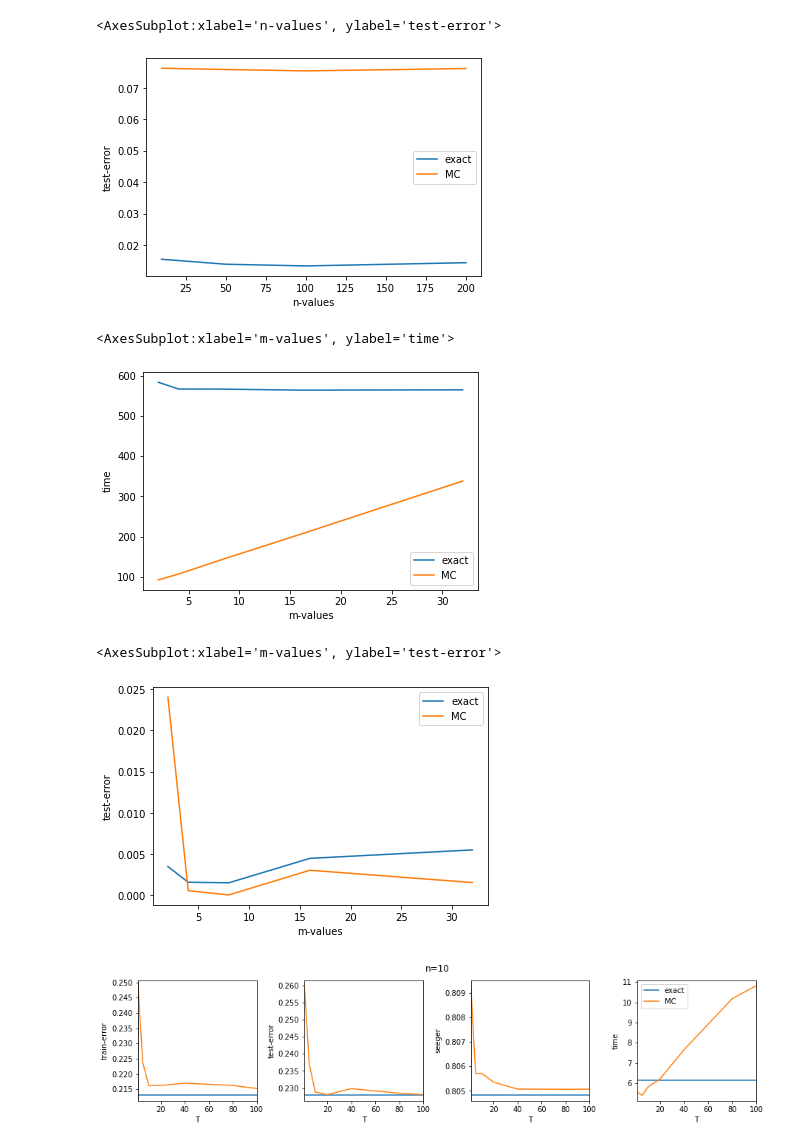
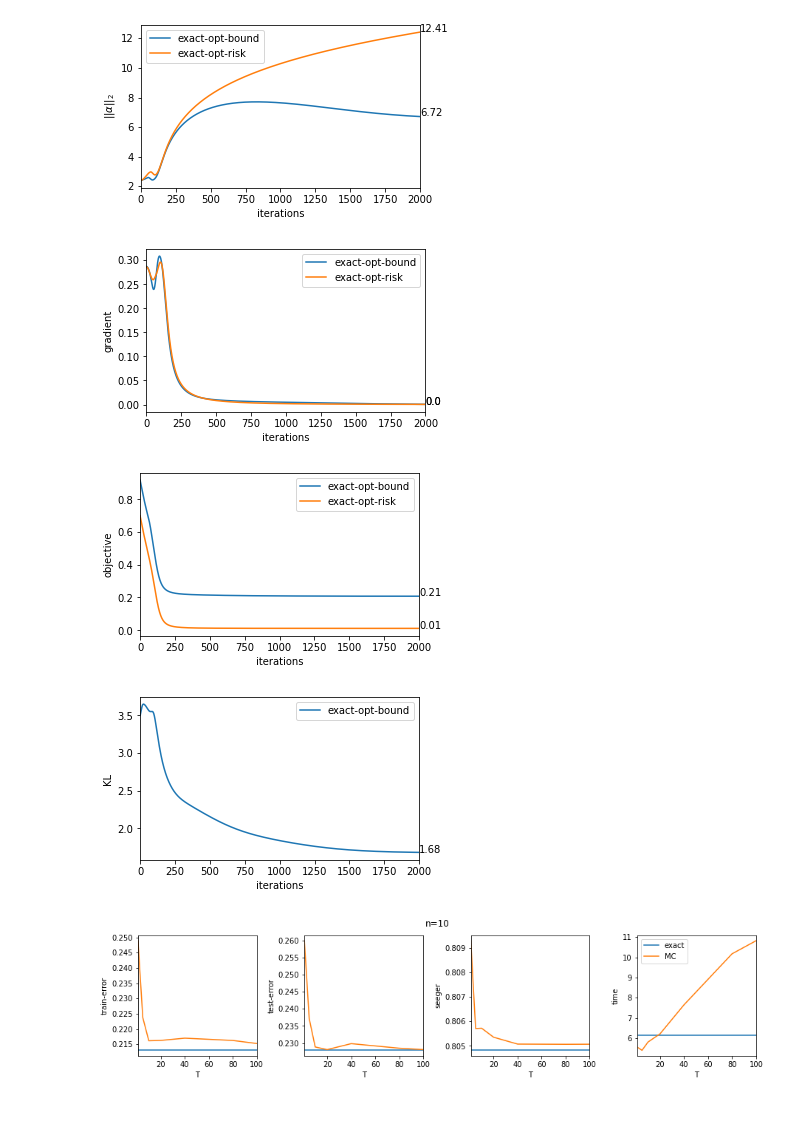
Before and after one commit to vzantedeschi/StocMV, a Jupyter notebook: notebooks/exact-vs-MC.ipynb, the cells around one changed output. Cells and saved outputs as stored; diff of their text form; code cells hidden in the pictures; blank space fills up the shorter version.

Commit message:
update results

```diff
--- a/notebooks/exact-vs-MC.ipynb
+++ b/notebooks/exact-vs-MC.ipynb
@@ -29,36 +40,31 @@ sn.lineplot(data=results["MC"][0.01], x="n-values", y="time", label="MC")
-# %%
-sn.lineplot(data=results["exact"][0.01], x="n-values", y="test-error", label="exact")
-sn.lineplot(data=results["MC"][0.01], x="n-values", y="test-error", label="MC")
-# %% [output]
-<AxesSubplot:xlabel='n-values', ylabel='test-error'>
-[figure, removed]
-# %%
-dataset = "normals"
-pred = "stumps-uniform"
-prior = 0.1
-lrs = [0.1]
-
-results = {}
-for risk in ["exact", "MC"]:
-
-    load_dir = Path(f"../results/{risk}/{pred}/{dataset}/prior={prior}/")
-    r = {l: np.load(next(load_dir.rglob(f'lr={l}/**/results.npy')), allow_pickle=True).item() for l in lrs}
-
-    results[risk] = r
-# %%
-sn.lineplot(data=results["exact"][0.1], x="m-values", y="time", label="exact")
-sn.lineplot(data=results["MC"][0.1], x="m-values", y="time", label="MC")
-
-# plt.yscale("log")
-# %% [output]
-<AxesSubplot:xlabel='m-values', ylabel='time'>
-[figure, removed]
-# %%
-sn.lineplot(data=results["exact"][0.1], x="m-values", y="test-error", label="exact")
-sn.lineplot(data=results["MC"][0.1], x="m-values", y="test-error", label="MC")
-# %% [output]
-<AxesSubplot:xlabel='m-values', ylabel='test-error'>
-[figure, removed]
+# %%
+risk = "exact"
+it = 2000
+
+for i, metric in enumerate([r'$||\alpha||_2$', 'gradient', 'objective', 'KL']):
+    plt.figure(figsize=(5,3))
+
+    plt.plot(results[risk][True][metric][:, 0], results[risk][True][metric][:, 1], label=f"{risk}-opt-bound")
+    last = round(results[risk][True][metric][-1, 1], 2)
+    plt.text(it, last, last)
+
+    if metric != "KL":
+        plt.plot(results[risk][False][metric][:, 0], results[risk][False][metric][:, 1], label=f"{risk}-opt-risk")
+        last = round(results[risk][False][metric][-1, 1], 2)
+        plt.text(it, last, last)
+
+    plt.ylabel(metric)
+    plt.xlabel("iterations")
+    plt.subplots_adjust(wspace=0.5)
+    plt.xlim(0, it)
+    plt.legend()
+
+    plt.savefig(f"normals-{bound}-{metric}.pdf", bbox_inches="tight")
+# %% [output]
+[figure, added]
+[figure, added]
+[figure, added]
+[figure, added]
 # %%
 M = 4
 ns = [10, 100, 1000]
```
Also changed, not shown: parts of 4 cells of this notebook, 1 other file.
